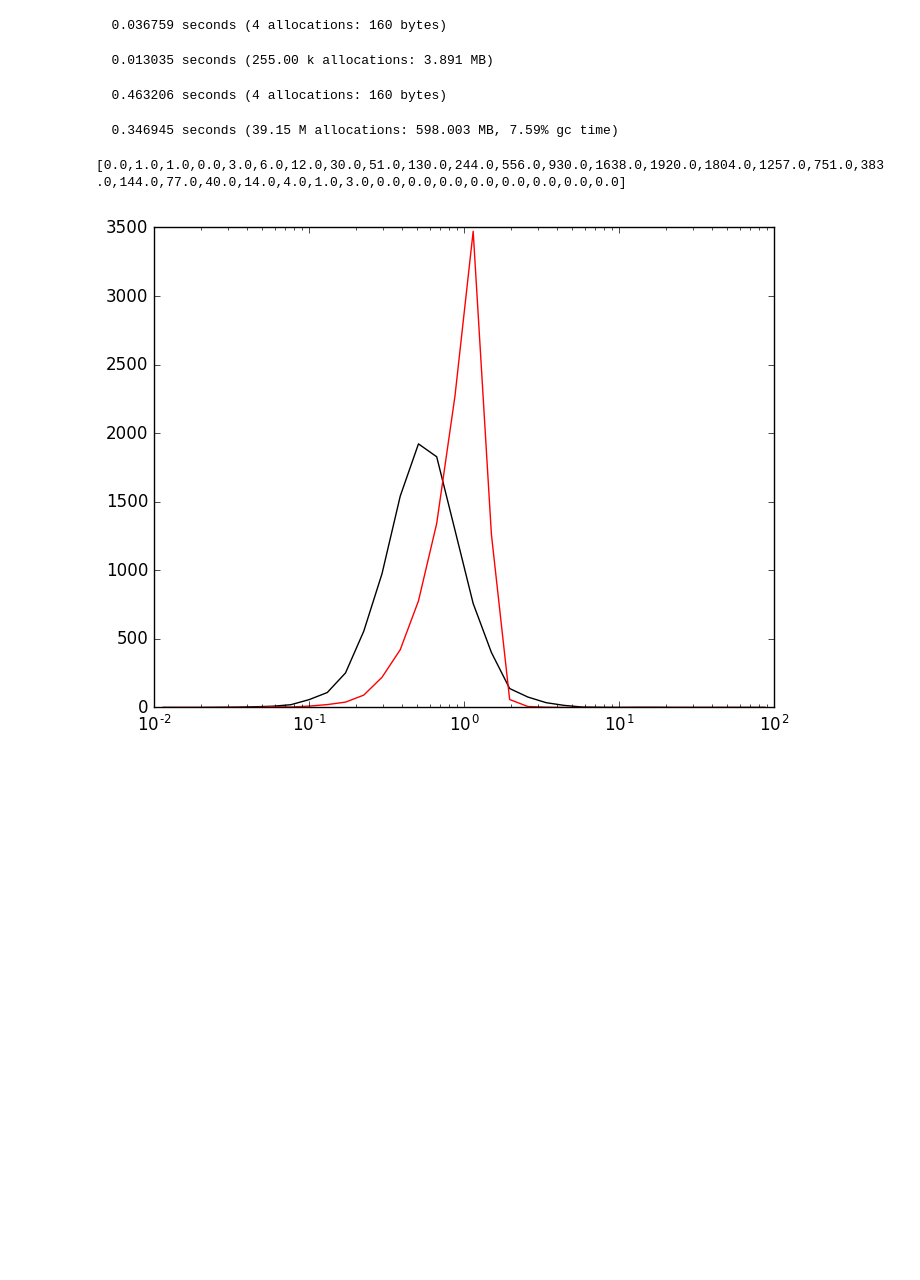
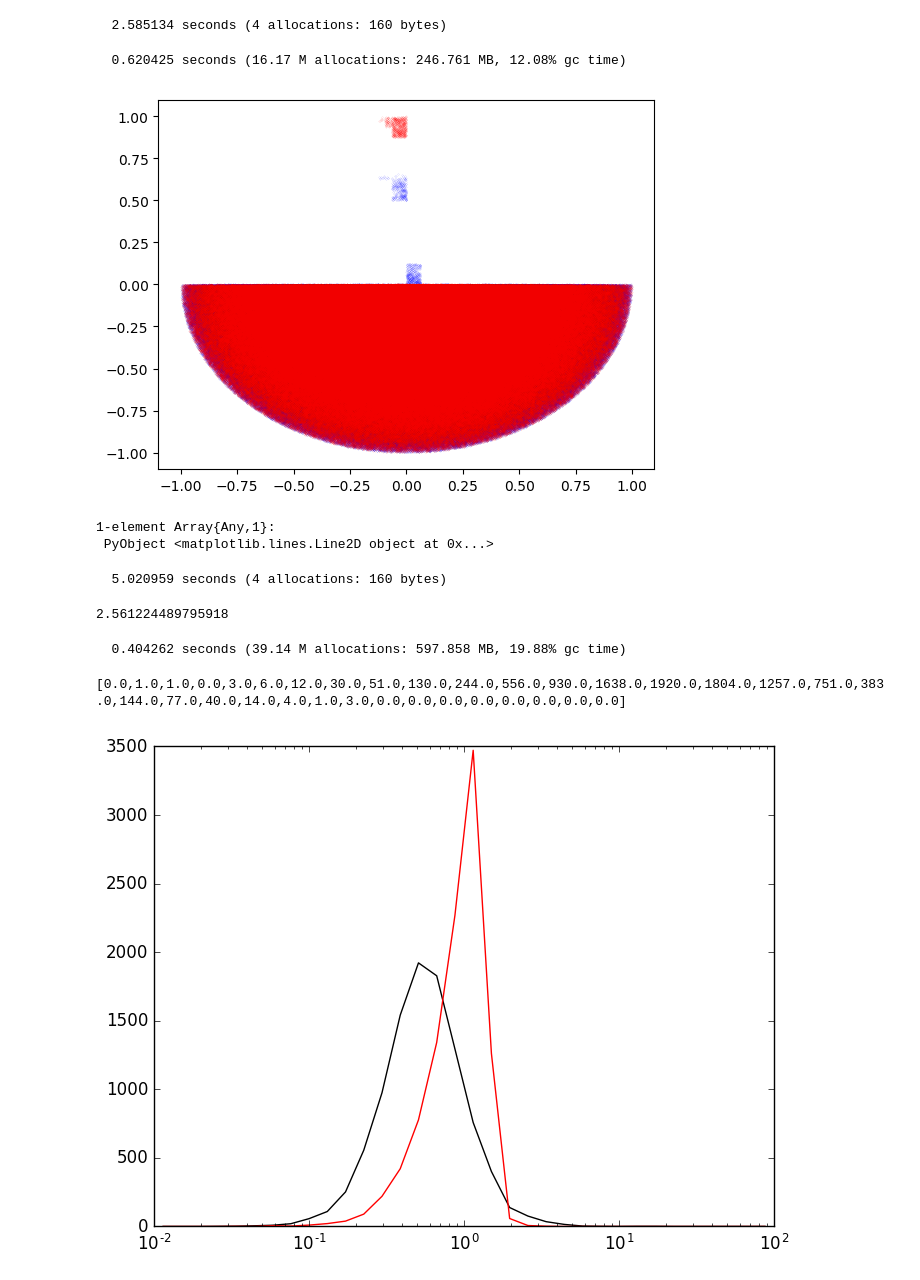
Before and after one commit to skariel/nbtree_fast, a Jupyter notebook: 1.ipynb, the cells around one changed output. Drawn from its saved outputs; the diff is of its cells as text; code cells hidden in the pictures; blank space fills up the shorter version.

```diff
--- a/1.ipynb
+++ b/1.ipynb
@@ -12,11 +4,12 @@ test_acc()
 # %%
-particles = make_particles(2^18);
-t = Tree(particles, 12);
+particles = make_particles(2^24);
+#t = DTree(view(particles,1:length(particles)), 12);
+t = Tree(view(particles,1:length(particles)), 12);
 # %%
 @time group!(t);
 # %% [output]
-  0.036759 seconds (4 allocations: 160 bytes)
+  2.585134 seconds (4 allocations: 160 bytes)
 # %%
 @time inform!(t);
 # %% [output]
-  0.013035 seconds (255.00 k allocations: 3.891 MB)
+  0.620425 seconds (16.17 M allocations: 246.761 MB, 12.08% gc time)
@@ -26,14 +17,29 @@ test_in_cell_mass(t)
 ax = zeros(length(particles))
 ay = zeros(length(particles))
 az = zeros(length(particles));
+# %%
+x1 = [p.x for p in t.trees[1].particles]
+y1 = [p.z for p in t.trees[1].particles]
+x2 = [p.x for p in t.trees[3].particles]
+y2 = [p.z for p in t.trees[3].particles]
+plot(x1,y1,"b.",ms=0.1)
+plot(x2,y2,"r.",ms=0.1)
+# %% [output]
+[figure, added]
+1-element Array{Any,1}:
+ PyObject <matplotlib.lines.Line2D object at 0x...>
 # %%
 @time interact!(t, 0.3, ax, ay, az, 1.0e-3);
 # %% [output]
-  0.463206 seconds (4 allocations: 160 bytes)
+  5.020959 seconds (4 allocations: 160 bytes)
+# %%
+5.02/1.96
+# %% [output]
+2.561224489795918
 # %%
 @time collect!(t, ax,ay,az)
 # %% [output]
-  0.346945 seconds (39.15 M allocations: 598.003 MB, 7.59% gc time)
+  0.404262 seconds (39.14 M allocations: 597.858 MB, 19.88% gc time)
 # %%
 mx,myd,e50,e90,e95,e99,m,s = perf(t.particles, ax,ay,az, 10000, 1.0e-3)
 print(myd)
```
Also changed, not shown: parts of 3 cells of this notebook, 4 other files.
